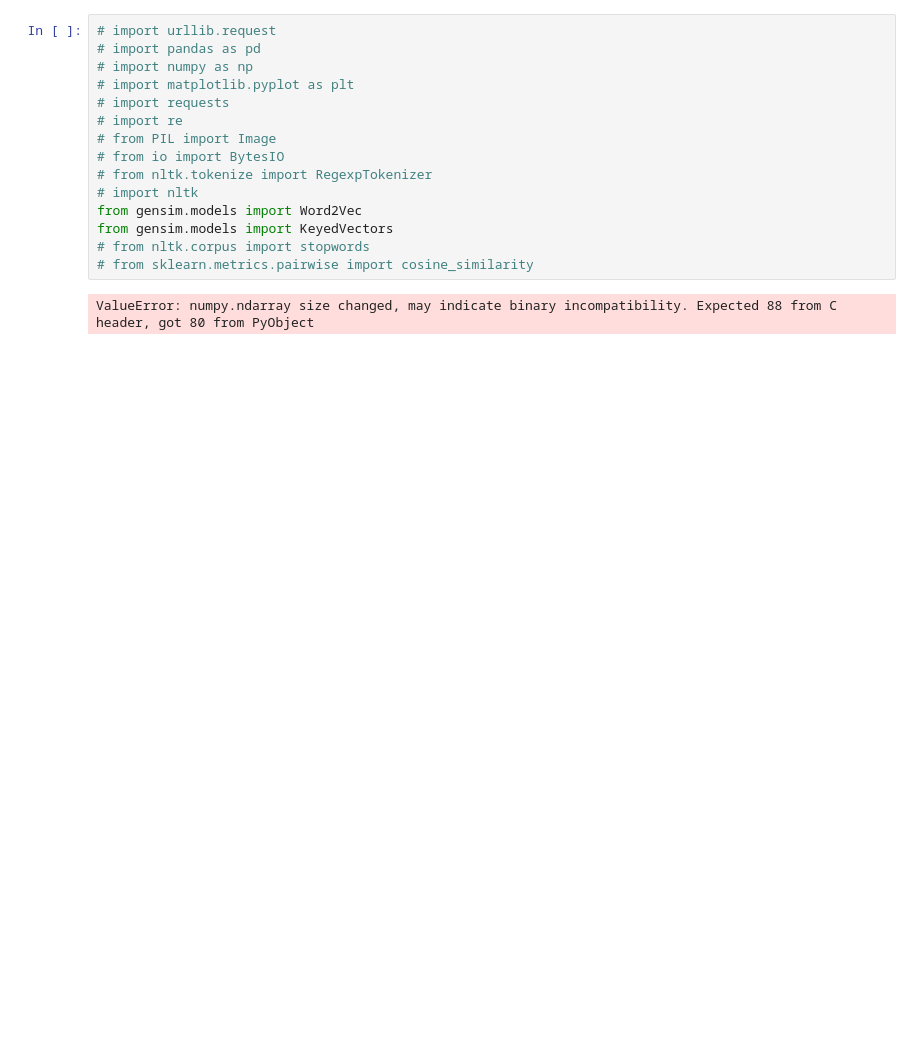
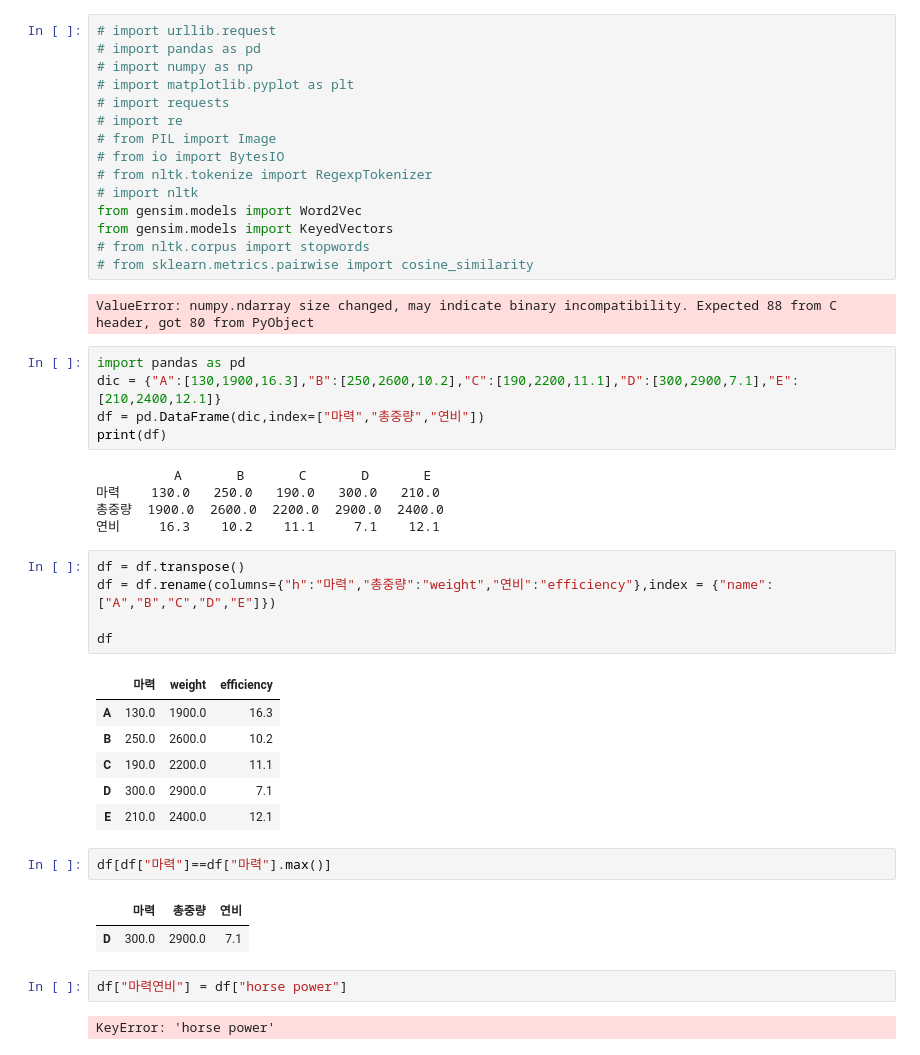
Before and after one commit to park1997/IndustrialSystemsEngineering_Project, a Jupyter notebook: Untitled.ipynb, the cells around one changed output. Saved outputs shown, nothing was run; the diff lists cells and outputs as text; blank space fills up the shorter version.

```diff
--- a/Untitled.ipynb
+++ b/Untitled.ipynb
@@ -15,3 +15,34 @@ from gensim.models import KeyedVectors
 # from sklearn.metrics.pairwise import cosine_similarity
 # %% [output]
 ValueError: numpy.ndarray size changed, may indicate binary incompatibility. Expected 88 from C header, got 80 from PyObject
+# %%
+import pandas as pd
+dic = {"A":[130,1900,16.3],"B":[250,2600,10.2],"C":[190,2200,11.1],"D":[300,2900,7.1],"E":[210,2400,12.1]}
+df = pd.DataFrame(dic,index=["마력","총중량","연비"])
+print(df)
+# %% [output]
+          A       B       C       D       E
+마력    130.0   250.0   190.0   300.0   210.0
+총중량  1900.0  2600.0  2200.0  2900.0  2400.0
+연비     16.3    10.2    11.1     7.1    12.1
+# %%
+df = df.transpose()
+df = df.rename(columns={"h":"마력","총중량":"weight","연비":"efficiency"},index = {"name":["A","B","C","D","E"]})
+
+df
+# %% [output]
+|  | 마력 | weight | efficiency |
+| A | 130.0 | 1900.0 | 16.3 |
+| B | 250.0 | 2600.0 | 10.2 |
+| C | 190.0 | 2200.0 | 11.1 |
+| D | 300.0 | 2900.0 | 7.1 |
+| E | 210.0 | 2400.0 | 12.1 |
+# %%
+df[df["마력"]==df["마력"].max()]
+# %% [output]
+|  | 마력 | 총중량 | 연비 |
+| D | 300.0 | 2900.0 | 7.1 |
+# %%
+df["마력연비"] = df["horse power"]
+# %% [output]
+KeyError: 'horse power'
```
Also changed, not shown: 7 other files.
